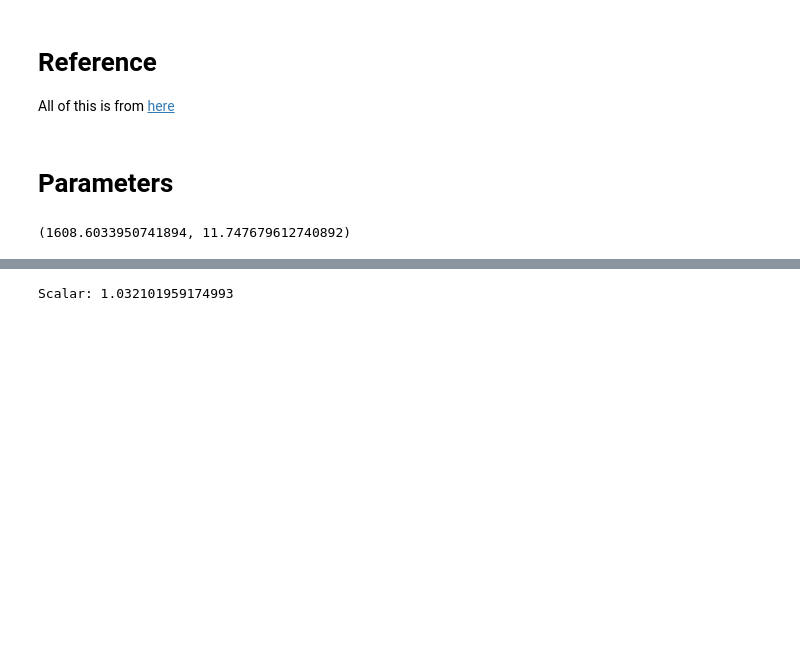
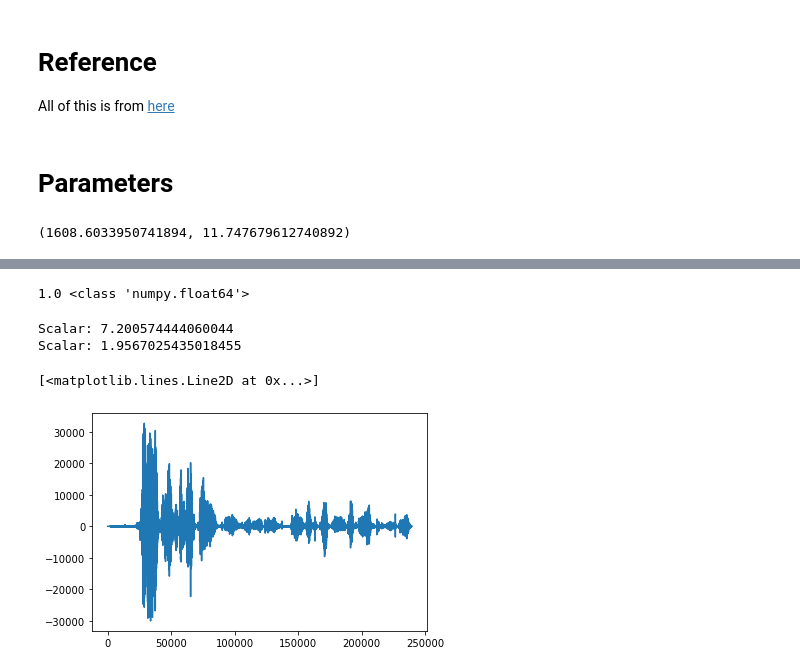
Before and after one commit to phultquist/qbox, a Jupyter notebook: index.ipynb, the cells around one changed output, grey strips where cells are left out. Cells and saved outputs as stored; diff of their text form; code cells hidden in the pictures; blank space fills up the shorter version.

```diff
--- a/index.ipynb
+++ b/index.ipynb
@@ -98,7 +110,8 @@ length = end - beg
 first_integral = 0
 second_integral = 0
 
-Vis = filt(input_data, order=4, frequency=120, filter_type="lowpass")
+# Vis = filt(input_data, order=4, frequency=120, filter_type="lowpass")
+Vis = center(input_data)
 Vfs = []
 Vss = []
 
@@ -110,36 +123,58 @@ while time<length:
     first_integral += Vis[time]
     time += 1
 
-butterworth_first_integrals = filt(first_integrals, 6, 10, "highpass")
+# adjusted_first_integrals = filt(first_integrals, 6, 10, "highpass")
+adjusted_first_integrals = center(first_integrals)
 
 time = 0
 
 while time<length:
-    Vfs.append((kf/m) * butterworth_first_integrals[time])
+    Vfs.append((kf/m) * adjusted_first_integrals[time])
     time += 1
 
 time = 0
 
 while time<length:
     second_integrals.append(second_integral)
-    second_integral += butterworth_first_integrals[time]
+    second_integral += adjusted_first_integrals[time]
     time += 1
 
-butterworth_second_integrals = filt(second_integrals, 6, 10, "highpass")
+# adjusted_second_integrals = filt(second_integrals, 6, 10, "highpass")
+adjusted_second_integrals = center(second_integrals)
 
 time = 0
 
 while time<length:
-    Vss.append((ks/m) * butterworth_second_integrals[time])
+    Vss.append((ks/m) * adjusted_second_integrals[time])
     time += 1
 
 # Vfs and Vss are orders of magnitude more significant the original signal. So, we want to standardize the values so that they are on about the same scale
-input_highpassed = filt(input_data, order=2, frequency=20, filter_type="highpass")
+input_highpassed = filt(input_data, order=2, frequency=1, filter_type="highpass")
 
-treble_gain = np.amax(np.abs(Vfs + Vss)) / np.amax(np.abs(Vis))
+# treble_gain = np.amax(np.abs(Vfs + Vss)) / np.amax(np.abs(Vis))
+treble_gain = np.float64(1.0)
 
-Vos = (input_highpassed - (Vfs / treble_gain) - (Vss / treble_gain))
+Vss = filt(Vss, order=2, frequency=20, filter_type="highpass")
 
-Vos = normalize(input_data, Vos)
+Vfs = Vfs / np.float64(sample_rate)
+Vss = Vss / np.float64(sample_rate*sample_rate)
+
+# Vss = [0 for i in range(len(Vss))]
+# Vfs = [0 for i in range(len(Vfs))]
+
+print(treble_gain, type(treble_gain))
+
+Vos = (Vis - (Vfs / treble_gain) - (Vss / treble_gain))
+# Vos = filt(input_data, order=2, frequency=20, filter_type="highpass")
 # %% [output]
-Scalar: 1.032101959174993
+1.0 <class 'numpy.float64'>
+# %%
+Vos = normalize(input_data, Vos)
+Vos_centered = center(Vos)
+Vos_centered = normalize(input_data, np.array(Vos_centered))
+plt.plot(Vos)
+# %% [output]
+Scalar: 7.200574444060044
+Scalar: 1.9567025435018455
+[<matplotlib.lines.Line2D at 0x...>]
+[figure, added]
```
Also changed, not shown: parts of 13 cells of this notebook, 8 other files.
